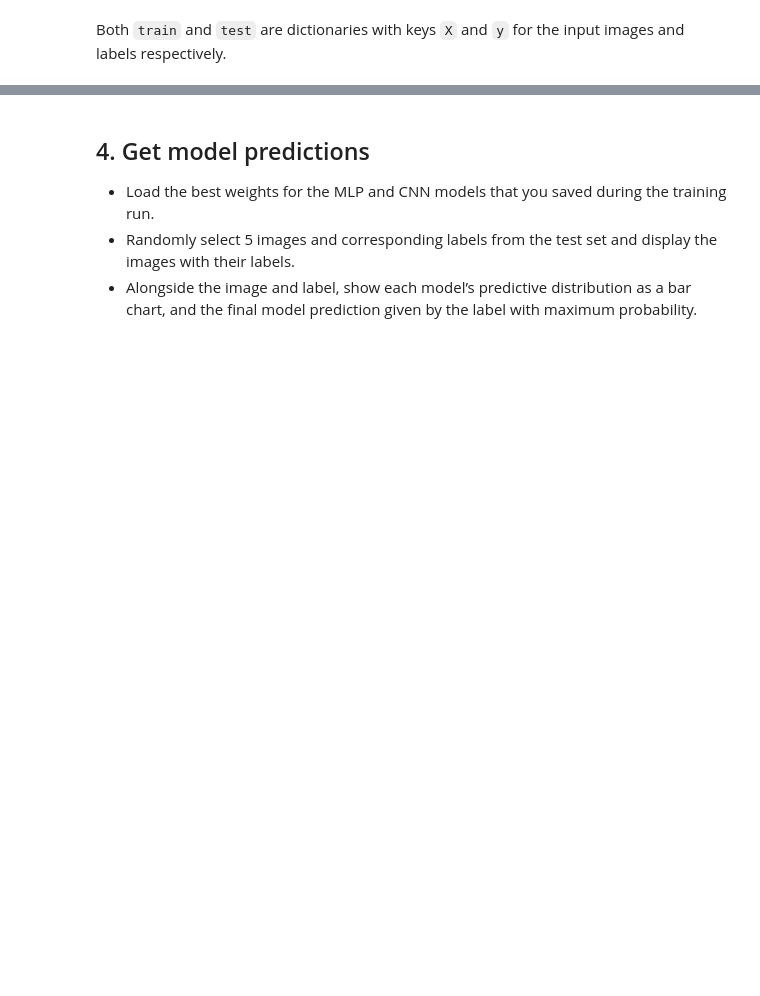
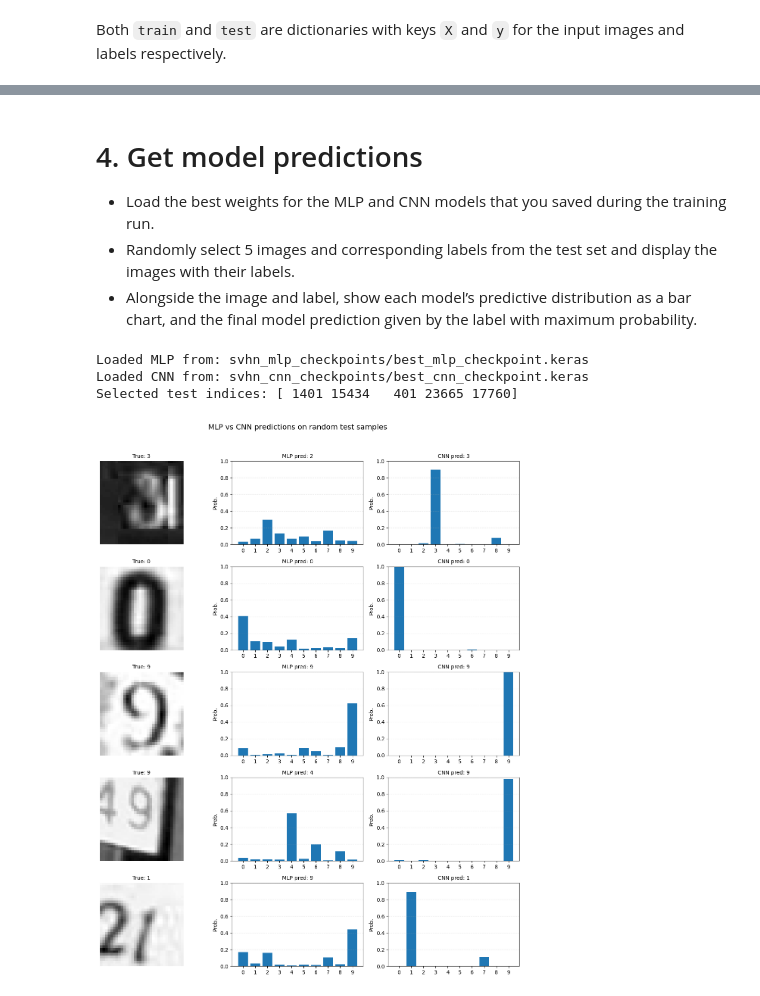
Before and after one commit to heritaco/Coursera, a Jupyter notebook: TensorFlow 2/01 Getting Started/05 Capstone Project/Capstone_Project.ipynb, the cells around one changed output, grey strips where cells are left out. Drawn from its saved outputs; the diff is of its cells as text; code cells hidden in the pictures; blank space fills up the shorter version.

```diff
--- a/TensorFlow 2/01 Getting Started/05 Capstone Project/Capstone_Project.ipynb
+++ b/TensorFlow 2/01 Getting Started/05 Capstone Project/Capstone_Project.ipynb
@@ -71 +219,16 @@ Both `train` and `test` are dictionaries with keys `X` and `y` for the input ima
+# %%
+# 1) Preprocess
+x_train_rgb, y_train, x_test_rgb, y_test, x_train_gray, x_test_gray = preprocess_svhn_to_grayscale(
+    train_mat_path="svhn_data/train_32x32.mat",
+    test_mat_path="svhn_data/test_32x32.mat",
+)
+
+# 2) Visualize at least 10 random RGB + grayscale images
+visualize_svhn_rgb_and_gray(
+    x_train_rgb,
+    y_train,
+    x_train_gray,
+    num_samples=10,
+    seed=863,
+)
 # %% [markdown]
@@ -91,5 +817,5 @@ Both `train` and `test` are dictionaries with keys `X` and `y` for the input ima
 # %% [markdown]
-## 4. Get model predictions
+# 4. Get model predictions
 * Load the best weights for the MLP and CNN models that you saved during the training run.
 * Randomly select 5 images and corresponding labels from the test set and display the images with their labels.
 * Alongside the image and label, show each model’s predictive distribution as a bar chart, and the final model prediction given by the label with maximum probability.
@@ -95,0 +839,19 @@ Both `train` and `test` are dictionaries with keys `X` and `y` for the input ima
+# %%
+def select_random_test_samples(x_test, y_test, num_samples=5, seed=None):
+    """
+    Randomly select num_samples images and labels from test set.
+    Returns (x_sel, y_sel, idx_sel).
+    """
+    if seed is not None:
+        rng = np.random.default_rng(seed)
+    else:
+        rng = np.random.default_rng()
+
+    N = x_test.shape[0]
+    num_samples = min(num_samples, N)
+    idx_sel = rng.choice(N, size=num_samples, replace=False)
+
+    x_sel = x_test[idx_sel]
+    y_sel = y_test[idx_sel]
+
+    return x_sel, y_sel, idx_sel
@@ -95,0 +965,15 @@ Both `train` and `test` are dictionaries with keys `X` and `y` for the input ima
+# %%
+
+show_random_test_predictions(
+    x_test=x_te,
+    y_test=y_te,
+    mlp_checkpoint_path="svhn_mlp_checkpoints/best_mlp_checkpoint.keras",
+    cnn_checkpoint_path="svhn_cnn_checkpoints/best_cnn_checkpoint.keras",
+    num_samples=5,
+    seed=123,  # optional
+)
+# %% [output]
+Loaded MLP from: svhn_mlp_checkpoints/best_mlp_checkpoint.keras
+Loaded CNN from: svhn_cnn_checkpoints/best_cnn_checkpoint.keras
+Selected test indices: [ 1401 15434   401 23665 17760]
+[figure, added]
```
Also changed, not shown: parts of 31 cells of this notebook, 10 other files.
